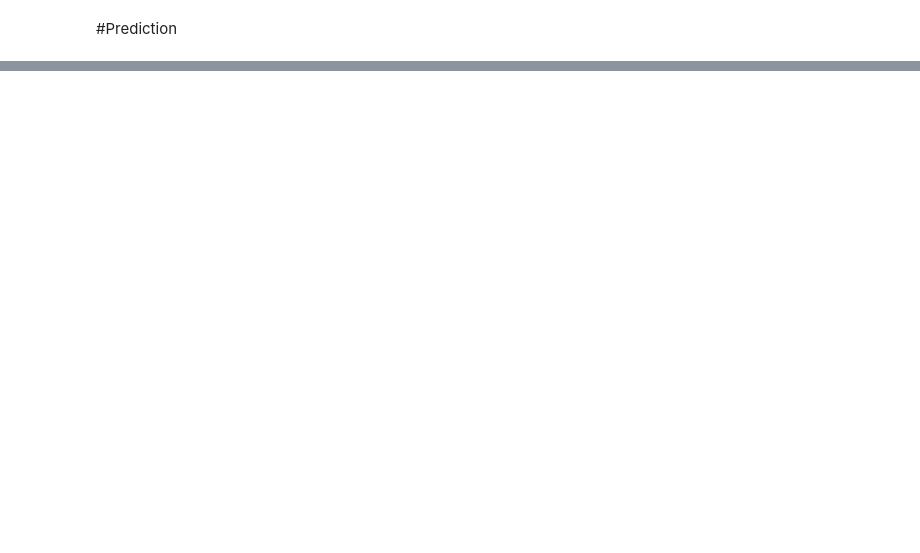
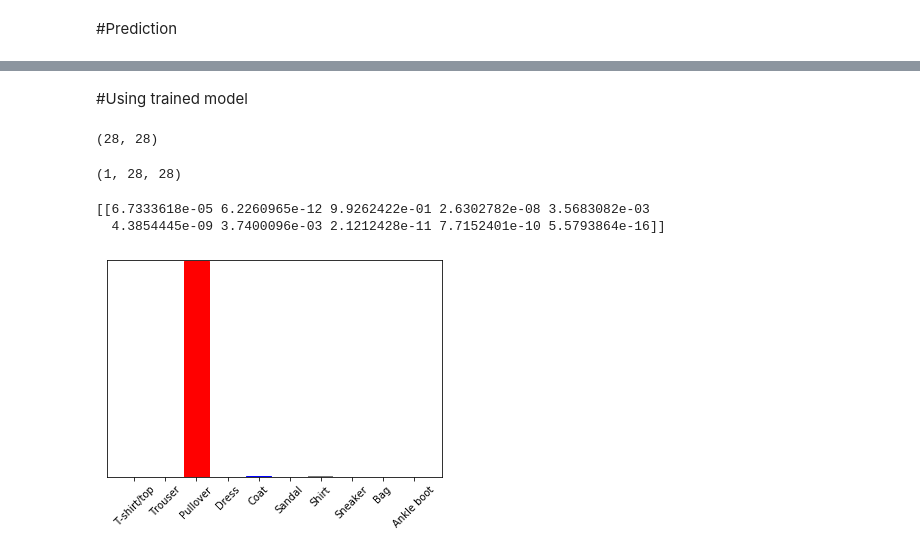
Before and after one commit to HEDAETUL-ISLAM/cifar10_tensorflow, a Jupyter notebook: mnist_tensorflow.ipynb, the cells around one changed output, grey strips where cells are left out. Drawn from its saved outputs; the diff is of its cells as text; code cells hidden in the pictures; blank space fills up the shorter version.

```diff
--- a/mnist_tensorflow.ipynb
+++ b/mnist_tensorflow.ipynb
@@ -127,0 +215,28 @@ array([0.05229753, 0.1104205 , 0.14892311, 0.0732845 , 0.0791425 ,
+# %% [markdown]
+#Using trained model
+# %%
+# Grab an image from the test dataset.
+img = test_images[1]
+
+print(img.shape)
+# %% [output]
+(28, 28)
+# %%
+# Add the image to a batch where it's the only member.
+img = (np.expand_dims(img,0))
+
+print(img.shape)
+# %% [output]
+(1, 28, 28)
+# %%
+predictions_single = probability_model.predict(img)
+
+print(predictions_single)
+# %% [output]
+[[6.7333618e-05 6.2260965e-12 9.9262422e-01 2.6302782e-08 3.5683082e-03
+  4.3854445e-09 3.7400096e-03 2.1212428e-11 7.7152401e-10 5.5793864e-16]]
+# %%
+plot_value_array(10, predictions_single[0], test_labels)
+_ = plt.xticks(range(10), class_names, rotation=45)
+# %% [output]
+[figure, added]
```
Also changed, not shown: parts of 16 cells of this notebook.
